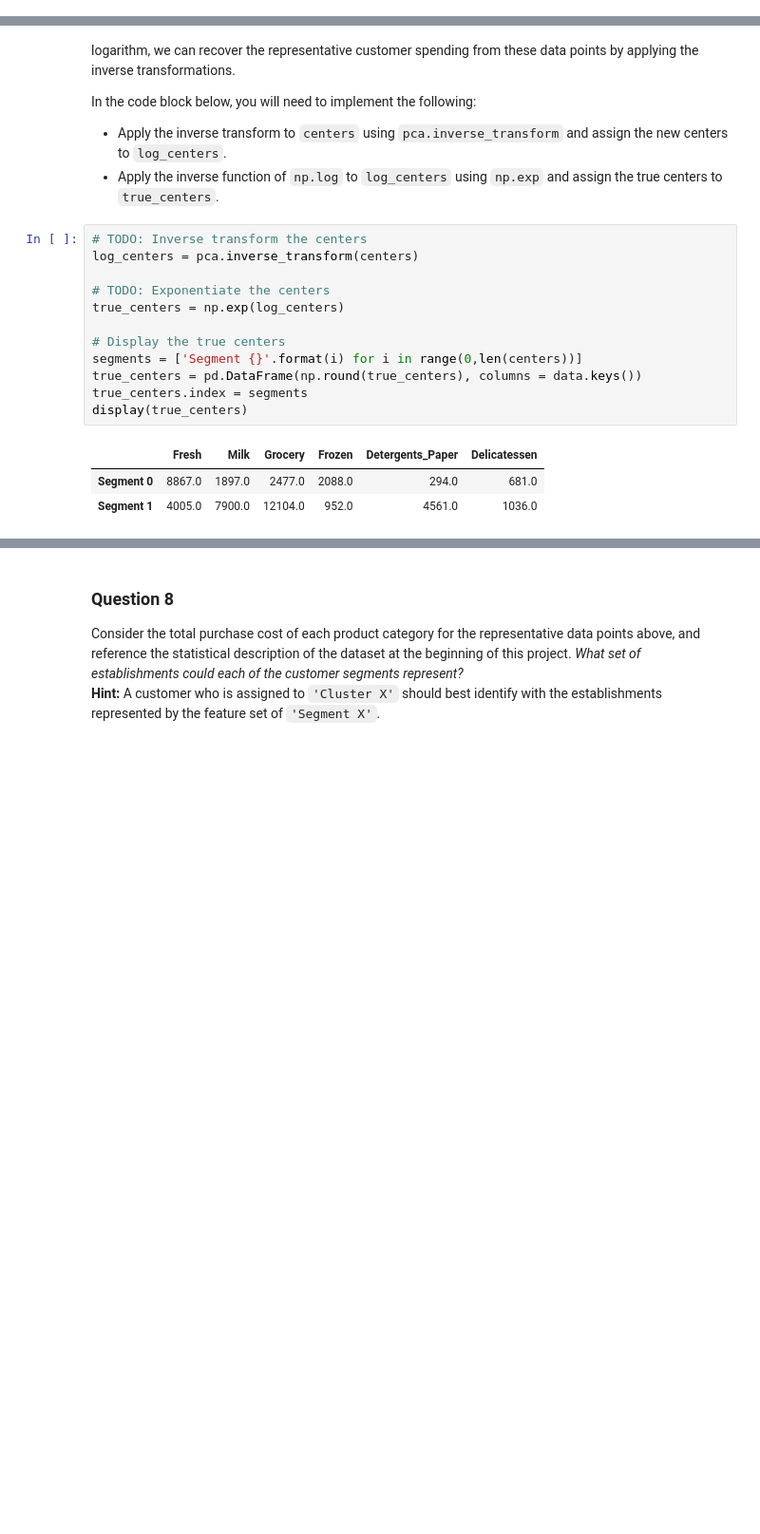
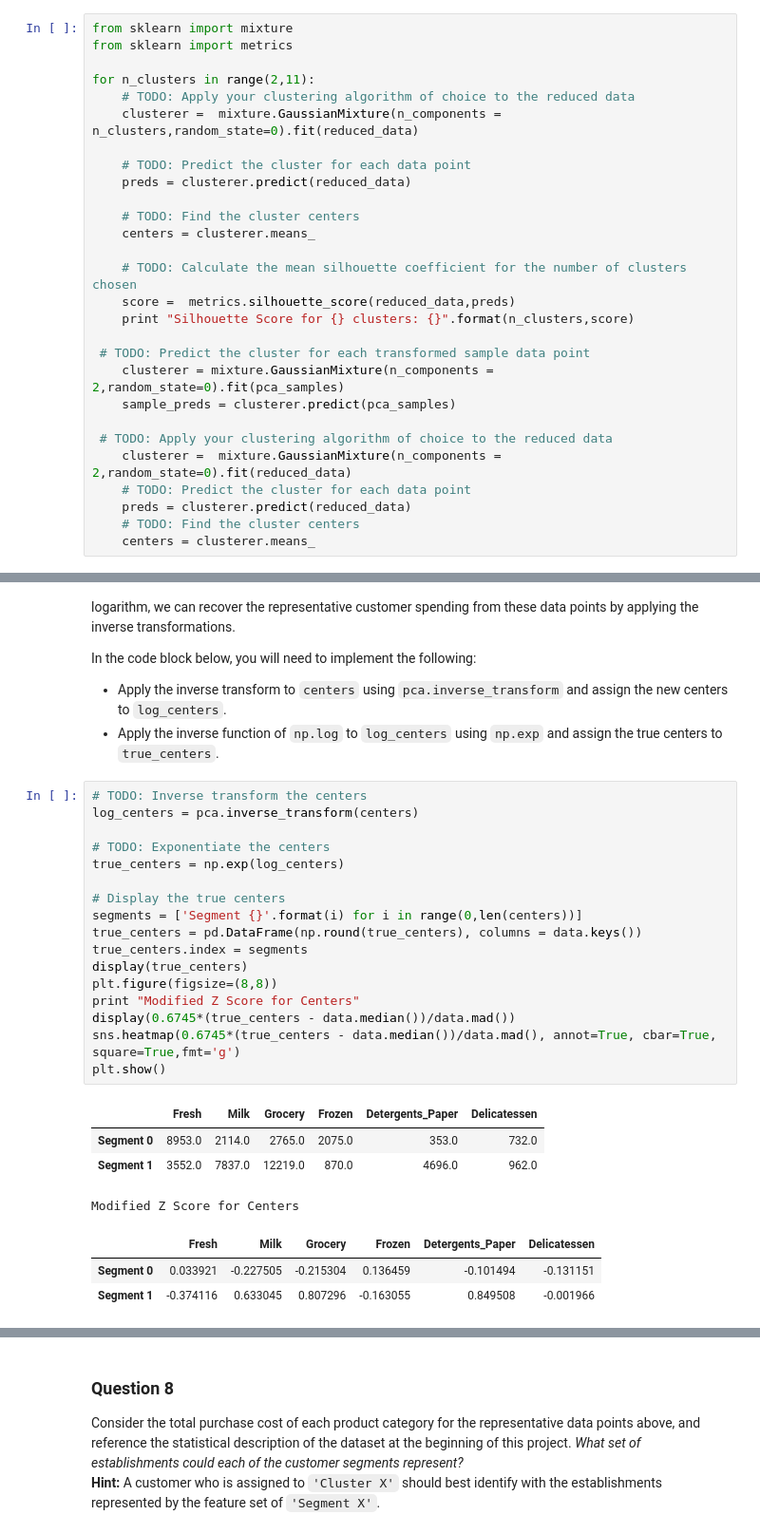
Before and after one commit to gabriel301/MLNanodregree, a Jupyter notebook: projects/customer_segments/customer_segments.ipynb, the cells around one changed output, grey strips where cells are left out. Shown at 95% size. Cells and saved outputs as stored; diff of their text form; blank space fills up the shorter version.

```diff
--- a/projects/customer_segments/customer_segments.ipynb
+++ b/projects/customer_segments/customer_segments.ipynb
@@ -415,0 +471,28 @@ Silhouette Score: 0.426281015469
+# %%
+from sklearn import mixture
+from sklearn import metrics
+
+for n_clusters in range(2,11):
+    # TODO: Apply your clustering algorithm of choice to the reduced data
+    clusterer =  mixture.GaussianMixture(n_components = n_clusters,random_state=0).fit(reduced_data)
+
+    # TODO: Predict the cluster for each data point
+    preds = clusterer.predict(reduced_data)
+
+    # TODO: Find the cluster centers
+    centers = clusterer.means_
+
+    # TODO: Calculate the mean silhouette coefficient for the number of clusters chosen
+    score =  metrics.silhouette_score(reduced_data,preds)
+    print "Silhouette Score for {} clusters: {}".format(n_clusters,score)
+
+ # TODO: Predict the cluster for each transformed sample data point
+    clusterer = mixture.GaussianMixture(n_components = 2,random_state=0).fit(pca_samples)
+    sample_preds = clusterer.predict(pca_samples)
+
+ # TODO: Apply your clustering algorithm of choice to the reduced data
+    clusterer =  mixture.GaussianMixture(n_components = 2,random_state=0).fit(reduced_data)
+    # TODO: Predict the cluster for each data point
+    preds = clusterer.predict(reduced_data)
+    # TODO: Find the cluster centers
+    centers = clusterer.means_
@@ -443,16 +539,25 @@ In the code block below, you will need to implement the following:
 # %%
 # TODO: Inverse transform the centers
 log_centers = pca.inverse_transform(centers)
 
 # TODO: Exponentiate the centers
 true_centers = np.exp(log_centers)
 
 # Display the true centers
 segments = ['Segment {}'.format(i) for i in range(0,len(centers))]
 true_centers = pd.DataFrame(np.round(true_centers), columns = data.keys())
 true_centers.index = segments
 display(true_centers)
+plt.figure(figsize=(8,8))
+print "Modified Z Score for Centers"
+display(0.6745*(true_centers - data.median())/data.mad())
+sns.heatmap(0.6745*(true_centers - data.median())/data.mad(), annot=True, cbar=True, square=True,fmt='g')
+plt.show()
 # %% [output]
 |  | Fresh | Milk | Grocery | Frozen | Detergents_Paper | Delicatessen |
-| Segment 0 | 8867.0 | 1897.0 | 2477.0 | 2088.0 | 294.0 | 681.0 |
-| Segment 1 | 4005.0 | 7900.0 | 12104.0 | 952.0 | 4561.0 | 1036.0 |
+| Segment 0 | 8953.0 | 2114.0 | 2765.0 | 2075.0 | 353.0 | 732.0 |
+| Segment 1 | 3552.0 | 7837.0 | 12219.0 | 870.0 | 4696.0 | 962.0 |
+Modified Z Score for Centers
+|  | Fresh | Milk | Grocery | Frozen | Detergents_Paper | Delicatessen |
+| Segment 0 | 0.033921 | -0.227505 | -0.215304 | 0.136459 | -0.101494 | -0.131151 |
+| Segment 1 | -0.374116 | 0.633045 | 0.807296 | -0.163055 | 0.849508 | -0.001966 |
```
Also changed, not shown: parts of 22 cells of this notebook.
